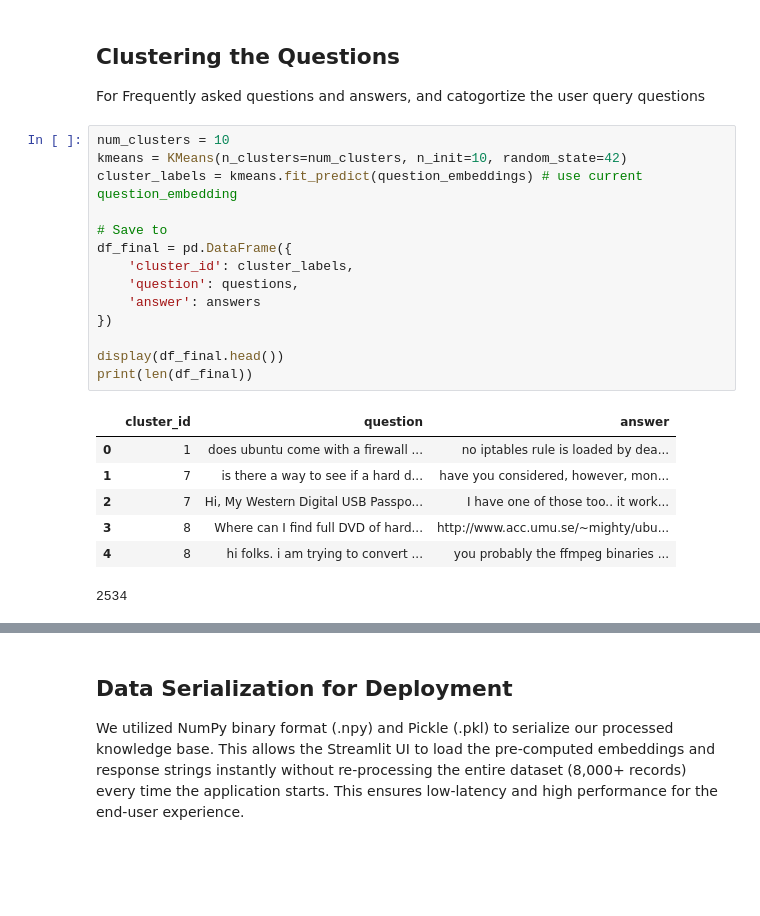
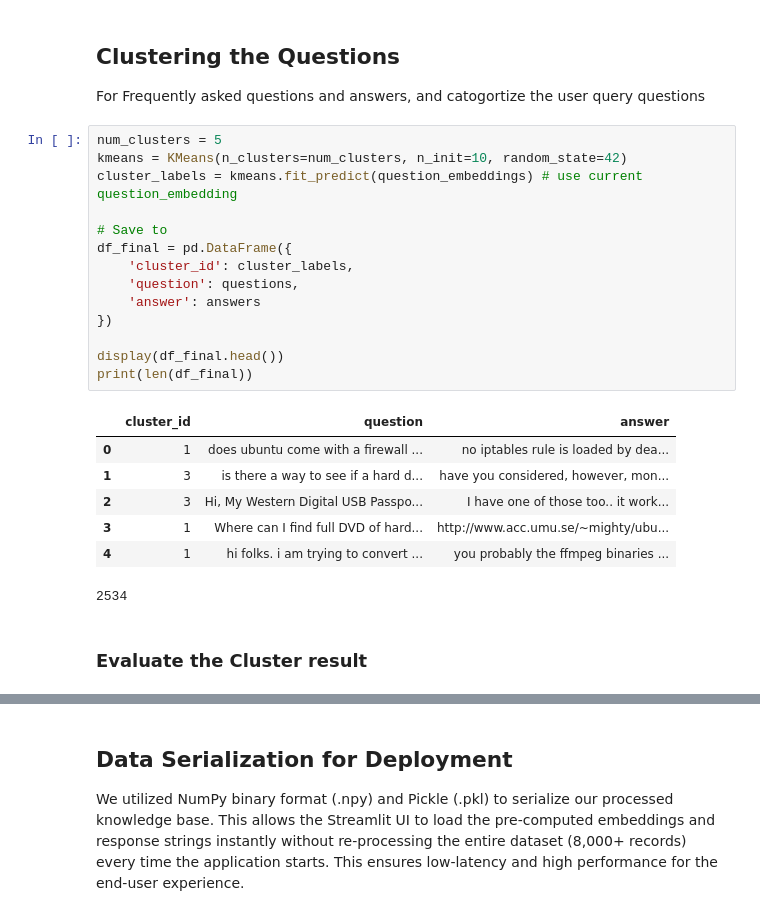
Before and after one commit to virwang/Fanshawe_NLP01, a Jupyter notebook: project/NLP_Project.ipynb, the cells around one changed output, grey strips where cells are left out. Cells and saved outputs as stored; diff of their text form; blank space fills up the shorter version.

```diff
--- a/project/NLP_Project.ipynb
+++ b/project/NLP_Project.ipynb
@@ -238,24 +239,26 @@ print(question_embeddings)
 
 For Frequently asked questions and answers, and catogortize the user query questions
 # %%
-num_clusters = 10
+num_clusters = 5
 kmeans = KMeans(n_clusters=num_clusters, n_init=10, random_state=42)
 cluster_labels = kmeans.fit_predict(question_embeddings) # use current question_embedding
 
 # Save to
 df_final = pd.DataFrame({
     'cluster_id': cluster_labels,
     'question': questions,
     'answer': answers
 })
 
 display(df_final.head())
 print(len(df_final))
 # %% [output]
 |  | cluster_id | question | answer |
 | 0 | 1 | does ubuntu come with a firewall ... | no iptables rule is loaded by dea... |
-| 1 | 7 | is there a way to see if a hard d... | have you considered, however, mon... |
-| 2 | 7 | Hi, My Western Digital USB Passpo... | I have one of those too.. it work... |
-| 3 | 8 | Where can I find full DVD of hard... | http://www.acc.umu.se/~mighty/ubu... |
-| 4 | 8 | hi folks. i am trying to convert ... | you probably the ffmpeg binaries ... |
+| 1 | 3 | is there a way to see if a hard d... | have you considered, however, mon... |
+| 2 | 3 | Hi, My Western Digital USB Passpo... | I have one of those too.. it work... |
+| 3 | 1 | Where can I find full DVD of hard... | http://www.acc.umu.se/~mighty/ubu... |
+| 4 | 1 | hi folks. i am trying to convert ... | you probably the ffmpeg binaries ... |
 2534
+# %% [markdown]
+### Evaluate the Cluster result
```
Also changed, not shown: parts of 5 cells of this notebook, 8 other files.
